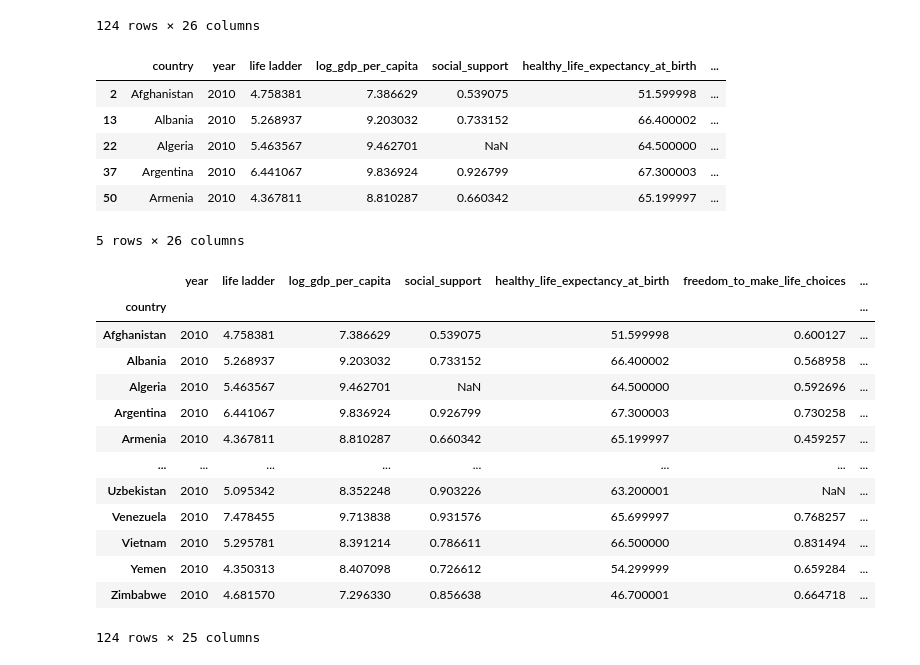
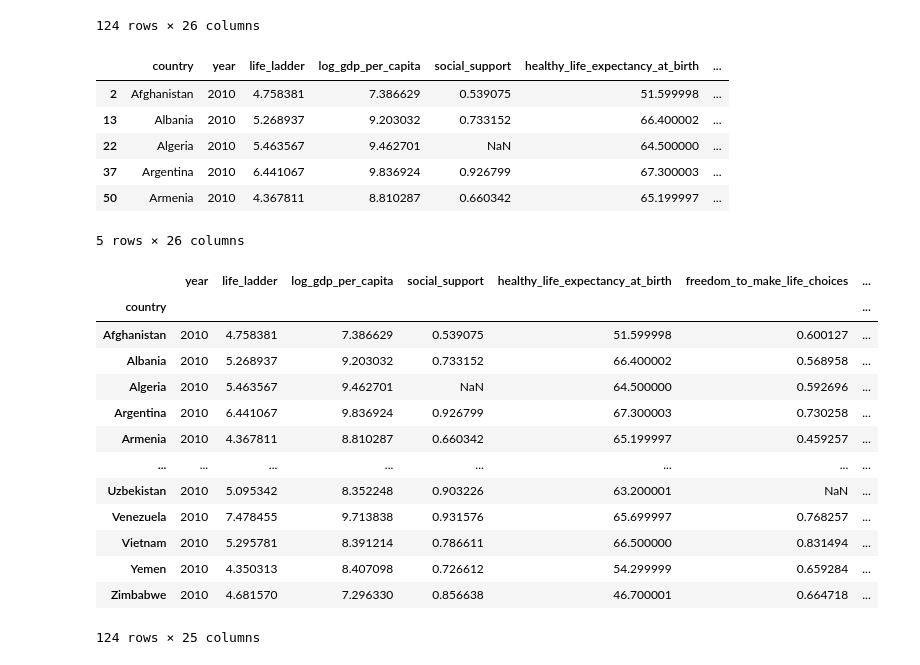
Before and after one commit to melissamemel/ETL_Project, a Jupyter notebook: happiness.ipynb, the cells around one changed output. Cells and saved outputs as stored; diff of their text form; code cells hidden in the pictures.

```diff
--- a/happiness.ipynb
+++ b/happiness.ipynb
@@ -82,24 +82,24 @@ clean_happiness_df
 # %%
 # Rename columns to exclude capital letters and spaces in preparation to loading into SQL database.
 renamed_happiness_df = clean_happiness_df.rename(columns={"Country name":"country", "Year":"year",
-                                             "Life Ladder":"life ladder", "Log GDP per capita":"log_gdp_per_capita",
+                                             "Life Ladder":"life_ladder", "Log GDP per capita":"log_gdp_per_capita",
                                             "Social support":"social_support", "Healthy life expectancy at birth":"healthy_life_expectancy_at_birth",
                                               "Freedom to make life choices":"freedom_to_make_life_choices", "Generosity":"generosity",
                                                   "Perceptions of corruption":"perceptions_of_corruption", "Positive affect":"positive_affect",
                                                      "Negative affect":"negative_affect", "GINI index (World Bank estimate)":"gini_index_(world_bank_estimate)",
                                                      "GINI index (World Bank estimate), average 2000-16":"gini_index_(world_bank_estimate),_average_2000-16",
                                                      "gini of household income reported in Gallup, by wp5-year":"gini_of_household_income_reported_in_gallup,_by_wp5-year",
                                                      "Most people can be trusted, Gallup":"most_people_can_be_trusted,_gallup",
                                                      "Most people can be trusted, WVS round 1981-1984":"most_people_can_be_trusted,_wvs_round_1981-1984",
                                                      "Most people can be trusted, WVS round 1989-1993":"most_people_can_be_trusted,_wvs_round_1989-1993",
                                                      "Most people can be trusted, WVS round 1994-1998":"most_people_can_be_trusted,_wvs_round_1994-1998",
                                                      "Most people can be trusted, WVS round 1999-2004":"most_people_can_be_trusted,_wvs_round_1999-2004",
                                                      "Most people can be trusted, WVS round 2005-2009":"most_people_can_be_trusted,_wvs_round_2005-2009",
                                                      "Most people can be trusted, WVS round 2010-2014":"most_people_can_be_trusted,_wvs_round_2010-2014"})
 
 renamed_happiness_df.head()
 # %% [output]
-|  | country | year | life ladder | log_gdp_per_capita | social_support | healthy_life_expectancy_at_birth | ... |
+|  | country | year | life_ladder | log_gdp_per_capita | social_support | healthy_life_expectancy_at_birth | ... |
 | 2 | Afghanistan | 2010 | 4.758381 | 7.386629 | 0.539075 | 51.599998 | ... |
 | 13 | Albania | 2010 | 5.268937 | 9.203032 | 0.733152 | 66.400002 | ... |
 | 22 | Algeria | 2010 | 5.463567 | 9.462701 | NaN | 64.500000 | ... |
@@ -111,7 +111,7 @@ renamed_happiness_df.head()
 happiness_data = renamed_happiness_df.set_index("country")
 happiness_data
 # %% [output]
-|  | year | life ladder | log_gdp_per_capita | social_support | healthy_life_expectancy_at_birth | freedom_to_make_life_choices | ... |
+|  | year | life_ladder | log_gdp_per_capita | social_support | healthy_life_expectancy_at_birth | freedom_to_make_life_choices | ... |
 | country |  |  |  |  |  |  | ... |
 | Afghanistan | 2010 | 4.758381 | 7.386629 | 0.539075 | 51.599998 | 0.600127 | ... |
 | Albania | 2010 | 5.268937 | 9.203032 | 0.733152 | 66.400002 | 0.568958 | ... |
```
Also changed, not shown: parts of 1 cell of this notebook.
